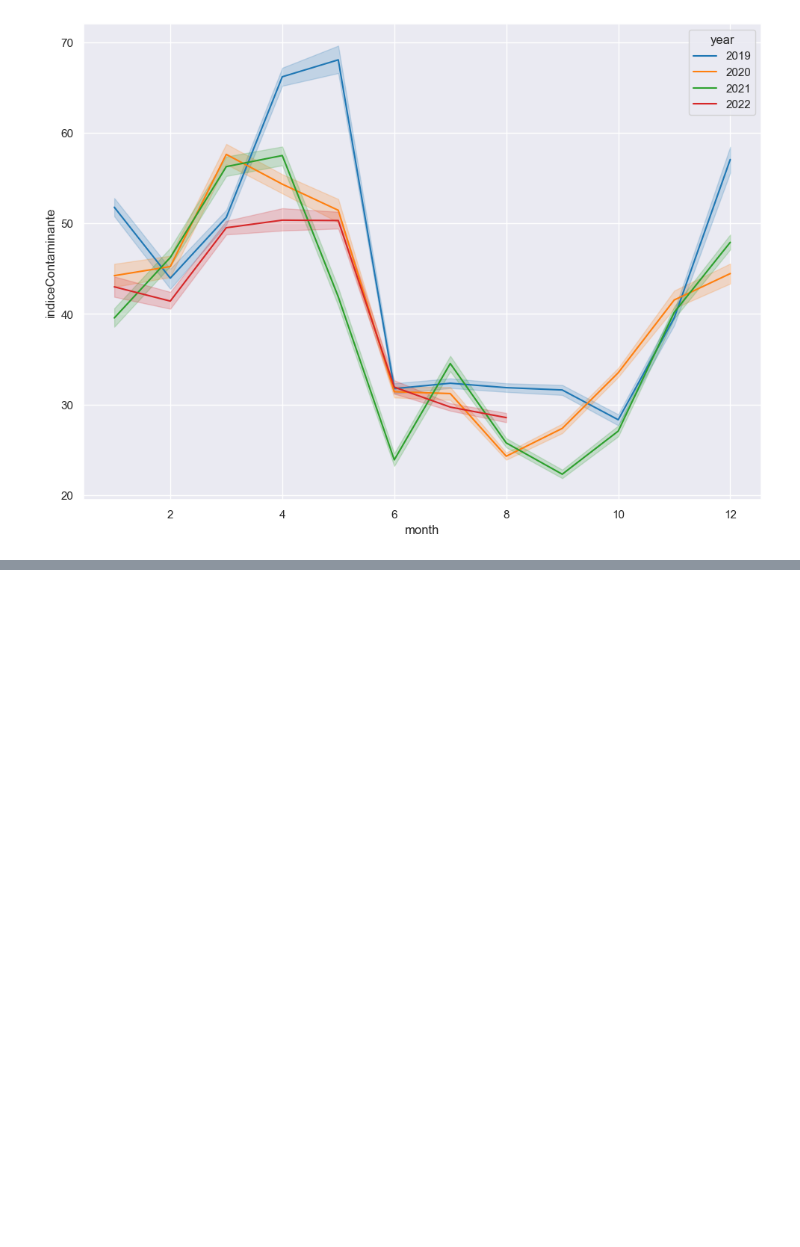
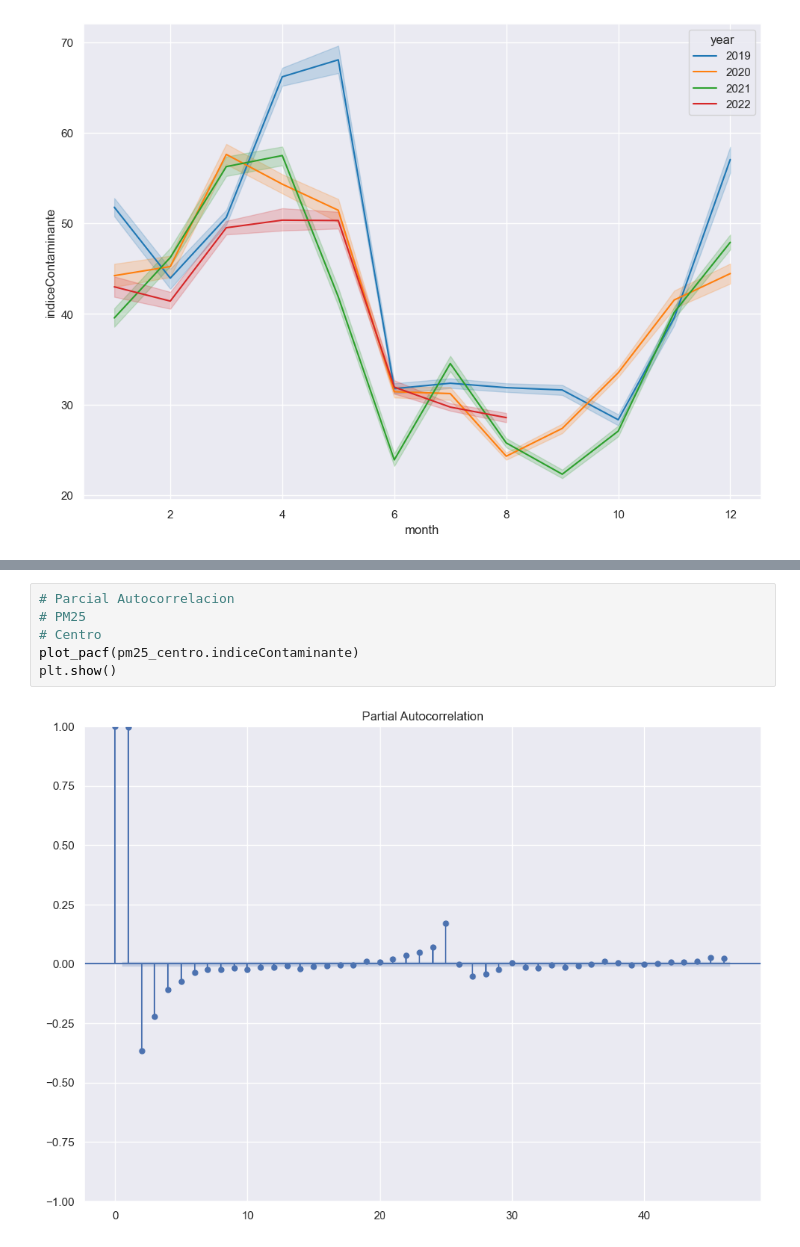
Before and after one commit to Vapss/Modelo-ML-IA-DataMining, a Jupyter notebook: TratamientoYModelo.ipynb, the cells around one changed output, grey strips where cells are left out. Cells and saved outputs as stored; diff of their text form; blank space fills up the shorter version.

```diff
--- a/TratamientoYModelo.ipynb
+++ b/TratamientoYModelo.ipynb
@@ -790,0 +843,8 @@ sns.heatmap(indice_contaminacion.corr(), annot=True, fmt='.0%')
+# %%
+# Parcial Autocorrelacion
+# PM25
+# Centro
+plot_pacf(pm25_centro.indiceContaminante)
+plt.show()
+# %% [output]
+[figure, added]
```
Also changed, not shown: parts of 3 cells of this notebook, 7 other files.
